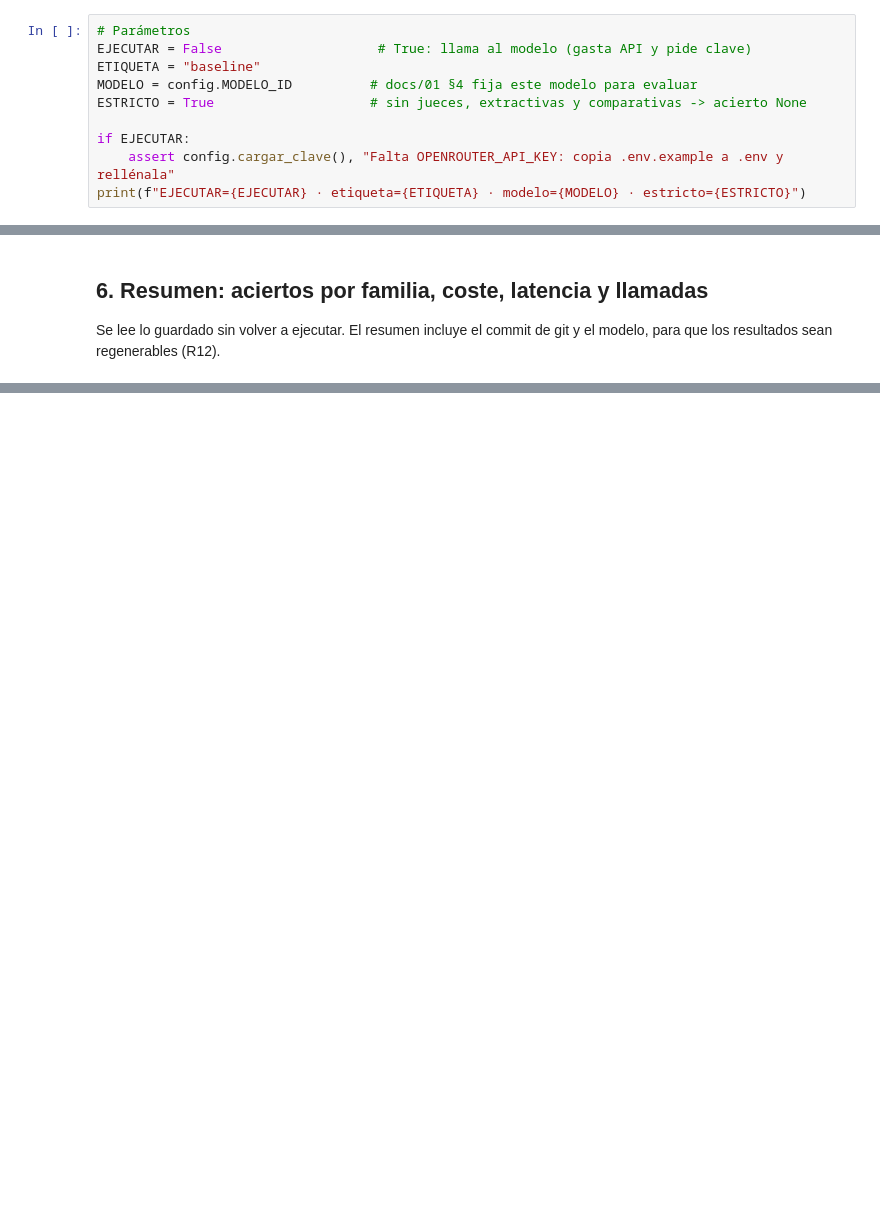
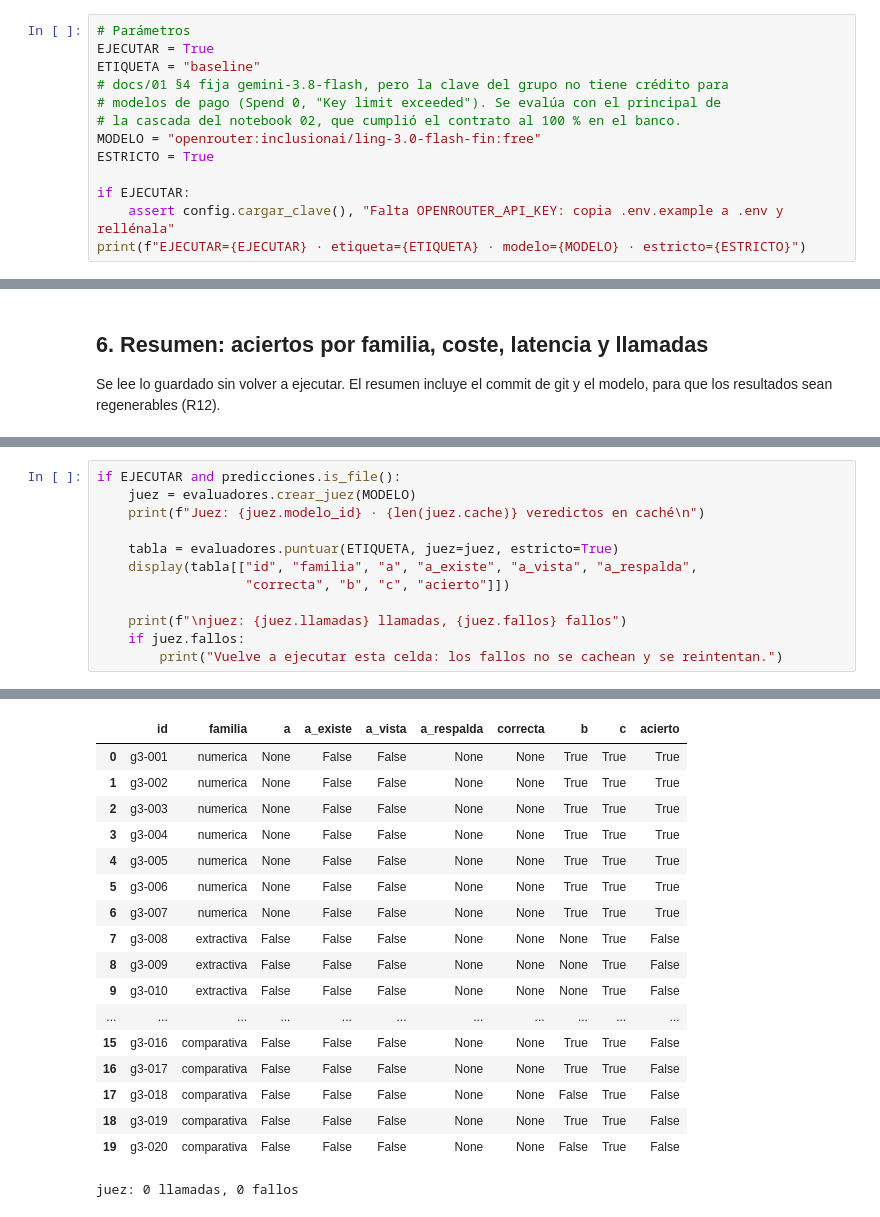
Before and after one commit to Romequinco/10k-financial-agent, a Jupyter notebook: notebooks/04_evaluacion_baseline.ipynb, the cells around one changed output, grey strips where cells are left out. Saved outputs shown, nothing was run; the diff lists cells and outputs as text; blank space fills up the shorter version.

Commit message:
baseline congelado: ling-3.0-flash-fin:free, temp 0, estricto con juez

```diff
--- a/notebooks/04_evaluacion_baseline.ipynb
+++ b/notebooks/04_evaluacion_baseline.ipynb
@@ -32,10 +32,13 @@ modelo: openrouter:google/gemini-3.8-flash · temperatura: 0
 resultados en: C:\dev\10k-agent\resultados
 # %%
 # Parámetros
-EJECUTAR = False                    # True: llama al modelo (gasta API y pide clave)
+EJECUTAR = True
 ETIQUETA = "baseline"
-MODELO = config.MODELO_ID          # docs/01 §4 fija este modelo para evaluar
-ESTRICTO = True                    # sin jueces, extractivas y comparativas -> acierto None
+# docs/01 §4 fija gemini-3.8-flash, pero la clave del grupo no tiene crédito para
+# modelos de pago (Spend 0, "Key limit exceeded"). Se evalúa con el principal de
+# la cascada del notebook 02, que cumplió el contrato al 100 % en el banco.
+MODELO = "openrouter:inclusionai/ling-3.0-flash-fin:free"
+ESTRICTO = True
 
 if EJECUTAR:
     assert config.cargar_clave(), "Falta OPENROUTER_API_KEY: copia .env.example a .env y rellénala"
@@ -458,0 +476,13 @@ if huecos_pred.is_file():
+# %%
+if EJECUTAR and predicciones.is_file():
+    juez = evaluadores.crear_juez(MODELO)
+    print(f"Juez: {juez.modelo_id} · {len(juez.cache)} veredictos en caché\n")
+
+    tabla = evaluadores.puntuar(ETIQUETA, juez=juez, estricto=True)
+    display(tabla[["id", "familia", "a", "a_existe", "a_vista", "a_respalda",
+                   "correcta", "b", "c", "acierto"]])
+
+    print(f"\njuez: {juez.llamadas} llamadas, {juez.fallos} fallos")
+    if juez.fallos:
+        print("Vuelve a ejecutar esta celda: los fallos no se cachean y se reintentan.")
+# %% [output]
@@ -458,0 +506,18 @@ if huecos_pred.is_file():
+|  | id | familia | a | a_existe | a_vista | a_respalda | correcta | b | c | acierto |
+| 0 | g3-001 | numerica | None | False | False | None | None | True | True | True |
+| 1 | g3-002 | numerica | None | False | False | None | None | True | True | True |
+| 2 | g3-003 | numerica | None | False | False | None | None | True | True | True |
+| 3 | g3-004 | numerica | None | False | False | None | None | True | True | True |
+| 4 | g3-005 | numerica | None | False | False | None | None | True | True | True |
+| 5 | g3-006 | numerica | None | False | False | None | None | True | True | True |
+| 6 | g3-007 | numerica | None | False | False | None | None | True | True | True |
+| 7 | g3-008 | extractiva | False | False | False | None | None | None | True | False |
+| 8 | g3-009 | extractiva | False | False | False | None | None | None | True | False |
+| 9 | g3-010 | extractiva | False | False | False | None | None | None | True | False |
+| ... | ... | ... | ... | ... | ... | ... | ... | ... | ... | ... |
+| 15 | g3-016 | comparativa | False | False | False | None | None | True | True | False |
+| 16 | g3-017 | comparativa | False | False | False | None | None | True | True | False |
+| 17 | g3-018 | comparativa | False | False | False | None | None | False | True | False |
+| 18 | g3-019 | comparativa | False | False | False | None | None | True | True | False |
+| 19 | g3-020 | comparativa | False | False | False | None | None | False | True | False |
+juez: 0 llamadas, 0 fallos
```
Also changed, not shown: parts of 9 cells of this notebook, 8 other files.
